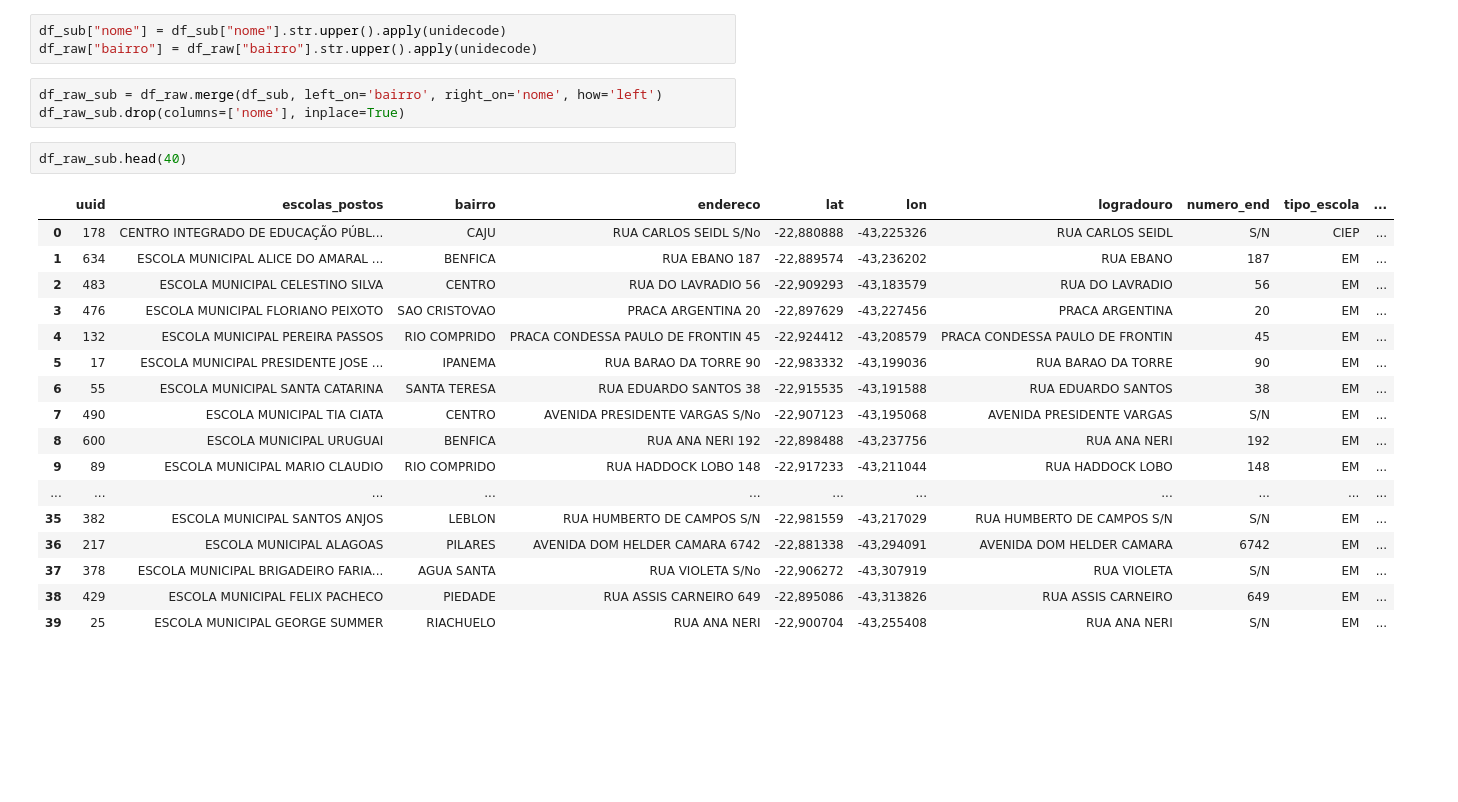
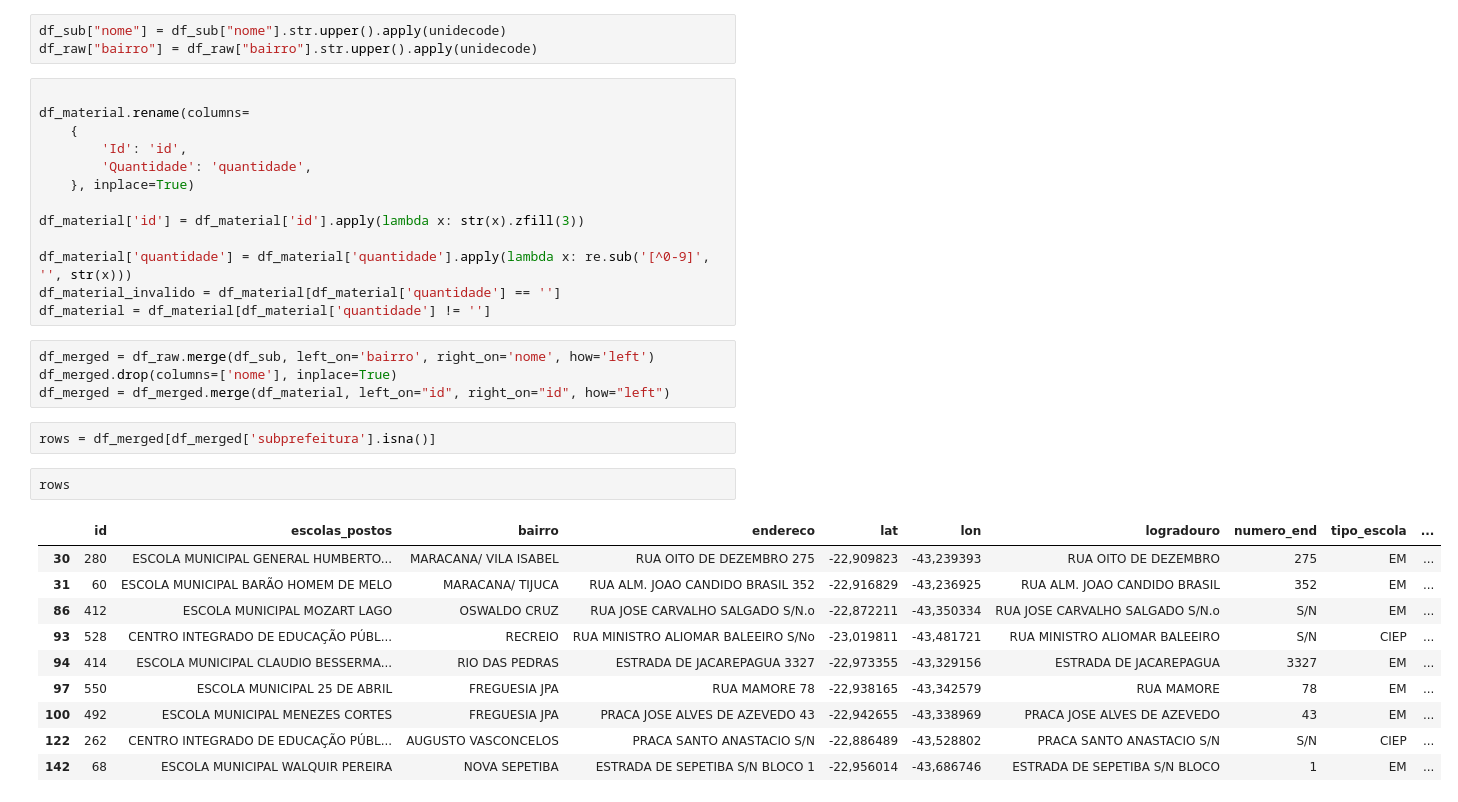
Before and after one commit to renannevesr/SantanderCoders-Modulo3, a Jupyter notebook: main.ipynb, the cells around one changed output. Drawn from its saved outputs; the diff is of its cells as text; blank space fills up the shorter version.

```diff
--- a/main.ipynb
+++ b/main.ipynb
@@ -89,26 +101,35 @@ df_raw['tipo_escola'] = df_raw['escolas_postos'].apply(type_school)
 # %%
 df_sub["nome"] = df_sub["nome"].str.upper().apply(unidecode)
 df_raw["bairro"] = df_raw["bairro"].str.upper().apply(unidecode)
+# %%
+
+df_material.rename(columns=
+    {
+        'Id': 'id',
+        'Quantidade': 'quantidade',
+    }, inplace=True)
+
+df_material['id'] = df_material['id'].apply(lambda x: str(x).zfill(3))
+
+df_material['quantidade'] = df_material['quantidade'].apply(lambda x: re.sub('[^0-9]', '', str(x)))
+df_material_invalido = df_material[df_material['quantidade'] == '']
+df_material = df_material[df_material['quantidade'] != '']
 # %%
-df_raw_sub = df_raw.merge(df_sub, left_on='bairro', right_on='nome', how='left')
-df_raw_sub.drop(columns=['nome'], inplace=True)
+df_merged = df_raw.merge(df_sub, left_on='bairro', right_on='nome', how='left')
+df_merged.drop(columns=['nome'], inplace=True)
+df_merged = df_merged.merge(df_material, left_on="id", right_on="id", how="left")
-# %%
-df_raw_sub.head(40)
-# %% [output]
-|  | uuid | escolas_postos | bairro | endereco | lat | lon | logradouro | numero_end | tipo_escola | ... |
-| 0 | 178 | CENTRO INTEGRADO DE EDUCAÇÃO PÚBL... | CAJU | RUA CARLOS SEIDL S/No | -22,880888 | -43,225326 | RUA CARLOS SEIDL | S/N | CIEP | ... |
-| 1 | 634 | ESCOLA MUNICIPAL ALICE DO AMARAL ... | BENFICA | RUA EBANO 187 | -22,889574 | -43,236202 | RUA EBANO | 187 | EM | ... |
-| 2 | 483 | ESCOLA MUNICIPAL CELESTINO SILVA | CENTRO | RUA DO LAVRADIO 56 | -22,909293 | -43,183579 | RUA DO LAVRADIO | 56 | EM | ... |
-| 3 | 476 | ESCOLA MUNICIPAL FLORIANO PEIXOTO | SAO CRISTOVAO | PRACA ARGENTINA 20 | -22,897629 | -43,227456 | PRACA ARGENTINA | 20 | EM | ... |
-| 4 | 132 | ESCOLA MUNICIPAL PEREIRA PASSOS | RIO COMPRIDO | PRACA CONDESSA PAULO DE FRONTIN 45 | -22,924412 | -43,208579 | PRACA CONDESSA PAULO DE FRONTIN | 45 | EM | ... |
-| 5 | 17 | ESCOLA MUNICIPAL PRESIDENTE JOSE ... | IPANEMA | RUA BARAO DA TORRE 90 | -22,983332 | -43,199036 | RUA BARAO DA TORRE | 90 | EM | ... |
-| 6 | 55 | ESCOLA MUNICIPAL SANTA CATARINA | SANTA TERESA | RUA EDUARDO SANTOS 38 | -22,915535 | -43,191588 | RUA EDUARDO SANTOS | 38 | EM | ... |
-| 7 | 490 | ESCOLA MUNICIPAL TIA CIATA | CENTRO | AVENIDA PRESIDENTE VARGAS S/No | -22,907123 | -43,195068 | AVENIDA PRESIDENTE VARGAS | S/N | EM | ... |
-| 8 | 600 | ESCOLA MUNICIPAL URUGUAI | BENFICA | RUA ANA NERI 192 | -22,898488 | -43,237756 | RUA ANA NERI | 192 | EM | ... |
-| 9 | 89 | ESCOLA MUNICIPAL MARIO CLAUDIO | RIO COMPRIDO | RUA HADDOCK LOBO 148 | -22,917233 | -43,211044 | RUA HADDOCK LOBO | 148 | EM | ... |
-| ... | ... | ... | ... | ... | ... | ... | ... | ... | ... | ... |
-| 35 | 382 | ESCOLA MUNICIPAL SANTOS ANJOS | LEBLON | RUA HUMBERTO DE CAMPOS S/N | -22,981559 | -43,217029 | RUA HUMBERTO DE CAMPOS S/N | S/N | EM | ... |
-| 36 | 217 | ESCOLA MUNICIPAL ALAGOAS | PILARES | AVENIDA DOM HELDER CAMARA 6742 | -22,881338 | -43,294091 | AVENIDA DOM HELDER CAMARA | 6742 | EM | ... |
-| 37 | 378 | ESCOLA MUNICIPAL BRIGADEIRO FARIA... | AGUA SANTA | RUA VIOLETA S/No | -22,906272 | -43,307919 | RUA VIOLETA | S/N | EM | ... |
-| 38 | 429 | ESCOLA MUNICIPAL FELIX PACHECO | PIEDADE | RUA ASSIS CARNEIRO 649 | -22,895086 | -43,313826 | RUA ASSIS CARNEIRO | 649 | EM | ... |
-| 39 | 25 | ESCOLA MUNICIPAL GEORGE SUMMER | RIACHUELO | RUA ANA NERI | -22,900704 | -43,255408 | RUA ANA NERI | S/N | EM | ... |
+# %%
+rows = df_merged[df_merged['subprefeitura'].isna()]
+# %%
+rows
+# %% [output]
+|  | id | escolas_postos | bairro | endereco | lat | lon | logradouro | numero_end | tipo_escola | ... |
+| 30 | 280 | ESCOLA MUNICIPAL GENERAL HUMBERTO... | MARACANA/ VILA ISABEL | RUA OITO DE DEZEMBRO 275 | -22,909823 | -43,239393 | RUA OITO DE DEZEMBRO | 275 | EM | ... |
+| 31 | 60 | ESCOLA MUNICIPAL BARÃO HOMEM DE MELO | MARACANA/ TIJUCA | RUA ALM. JOAO CANDIDO BRASIL 352 | -22,916829 | -43,236925 | RUA ALM. JOAO CANDIDO BRASIL | 352 | EM | ... |
+| 86 | 412 | ESCOLA MUNICIPAL MOZART LAGO | OSWALDO CRUZ | RUA JOSE CARVALHO SALGADO S/N.o | -22,872211 | -43,350334 | RUA JOSE CARVALHO SALGADO S/N.o | S/N | EM | ... |
+| 93 | 528 | CENTRO INTEGRADO DE EDUCAÇÃO PÚBL... | RECREIO | RUA MINISTRO ALIOMAR BALEEIRO S/No | -23,019811 | -43,481721 | RUA MINISTRO ALIOMAR BALEEIRO | S/N | CIEP | ... |
+| 94 | 414 | ESCOLA MUNICIPAL CLAUDIO BESSERMA... | RIO DAS PEDRAS | ESTRADA DE JACAREPAGUA 3327 | -22,973355 | -43,329156 | ESTRADA DE JACAREPAGUA | 3327 | EM | ... |
+| 97 | 550 | ESCOLA MUNICIPAL 25 DE ABRIL | FREGUESIA JPA | RUA MAMORE 78 | -22,938165 | -43,342579 | RUA MAMORE | 78 | EM | ... |
+| 100 | 492 | ESCOLA MUNICIPAL MENEZES CORTES | FREGUESIA JPA | PRACA JOSE ALVES DE AZEVEDO 43 | -22,942655 | -43,338969 | PRACA JOSE ALVES DE AZEVEDO | 43 | EM | ... |
+| 122 | 262 | CENTRO INTEGRADO DE EDUCAÇÃO PÚBL... | AUGUSTO VASCONCELOS | PRACA SANTO ANASTACIO S/N | -22,886489 | -43,528802 | PRACA SANTO ANASTACIO S/N | S/N | CIEP | ... |
+| 142 | 68 | ESCOLA MUNICIPAL WALQUIR PEREIRA | NOVA SEPETIBA | ESTRADA DE SEPETIBA S/N BLOCO 1 | -22,956014 | -43,686746 | ESTRADA DE SEPETIBA S/N BLOCO | 1 | EM | ... |
```
Also changed, not shown: parts of 2 cells of this notebook.
